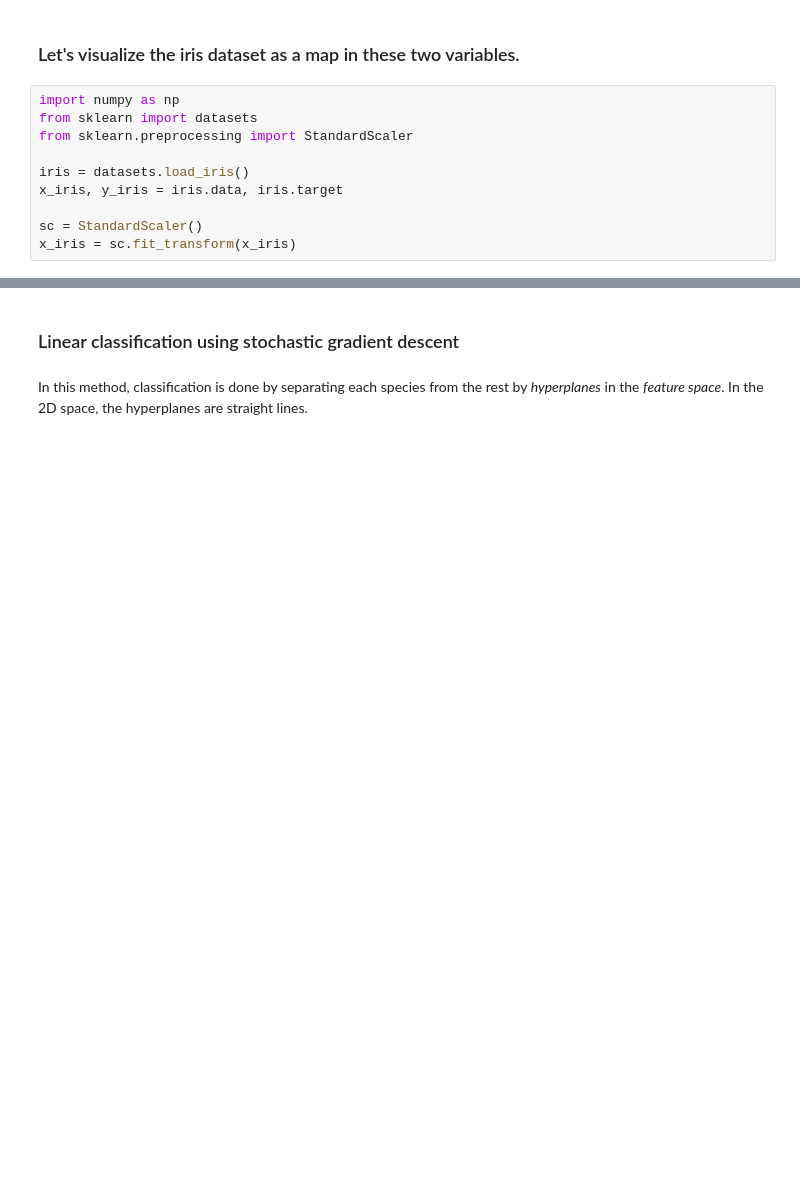
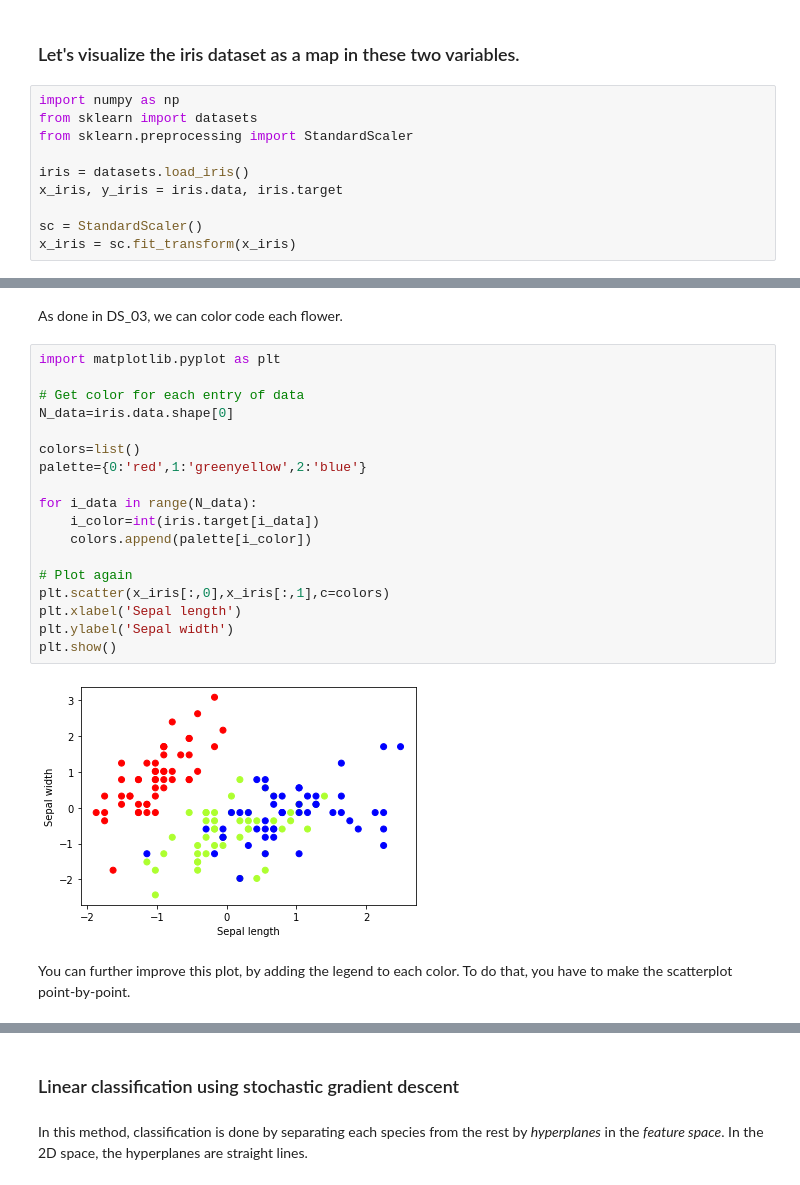
Before and after one commit to raghurama123/DataScience, a Jupyter notebook: notebooks/DS_05.ipynb, the cells around one changed output, grey strips where cells are left out. Drawn from its saved outputs; the diff is of its cells as text; blank space fills up the shorter version.

```diff
--- a/notebooks/DS_05.ipynb
+++ b/notebooks/DS_05.ipynb
@@ -21,2 +30,26 @@ x_iris = sc.fit_transform(x_iris)
+# %% [markdown]
+As done in DS_03, we can color code each flower.
+# %%
+import matplotlib.pyplot as plt
+
+# Get color for each entry of data
+N_data=iris.data.shape[0]
+
+colors=list()
+palette={0:'red',1:'greenyellow',2:'blue'}
+
+for i_data in range(N_data):
+    i_color=int(iris.target[i_data])
+    colors.append(palette[i_color])
+
+# Plot again
+plt.scatter(x_iris[:,0],x_iris[:,1],c=colors)
+plt.xlabel('Sepal length')
+plt.ylabel('Sepal width')
+plt.show()
+# %% [output]
+[figure, added]
+# %% [markdown]
+You can further improve this plot, by adding the legend to each color. To do that, you have to make the scatterplot point-by-point.
 # %%
 import matplotlib.pyplot as plt
```
Also changed, not shown: parts of 11 cells of this notebook.
